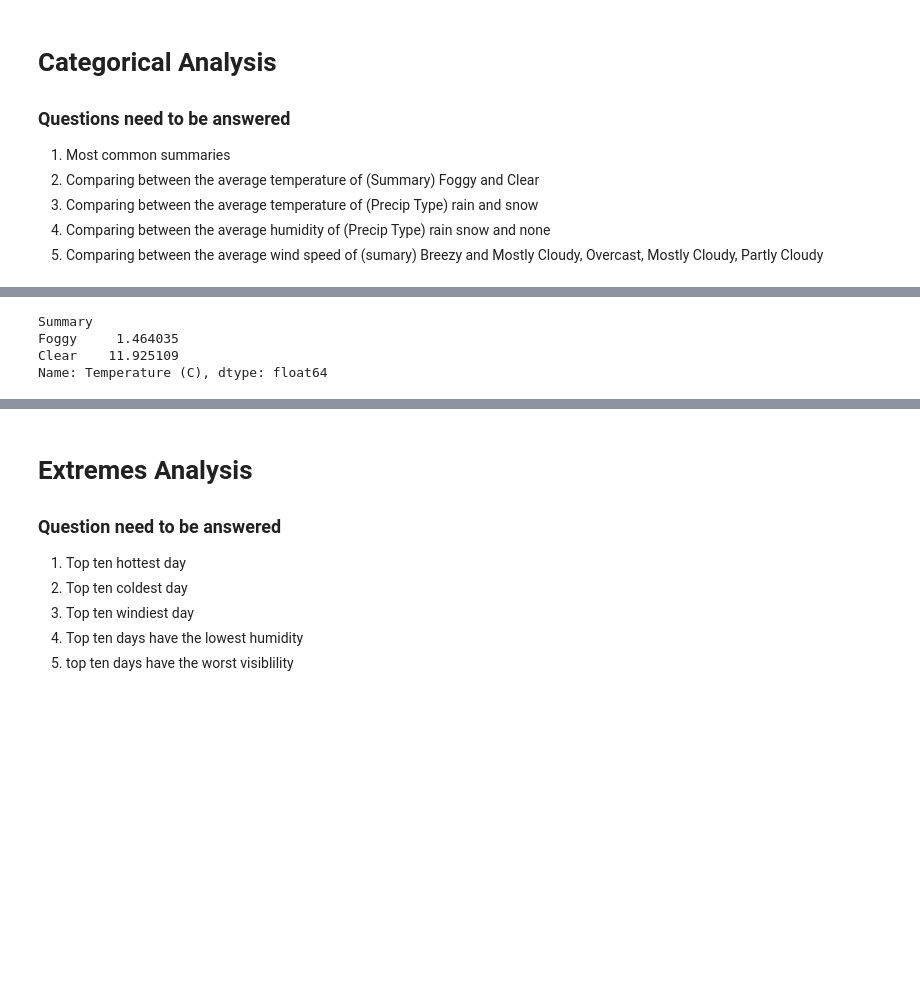
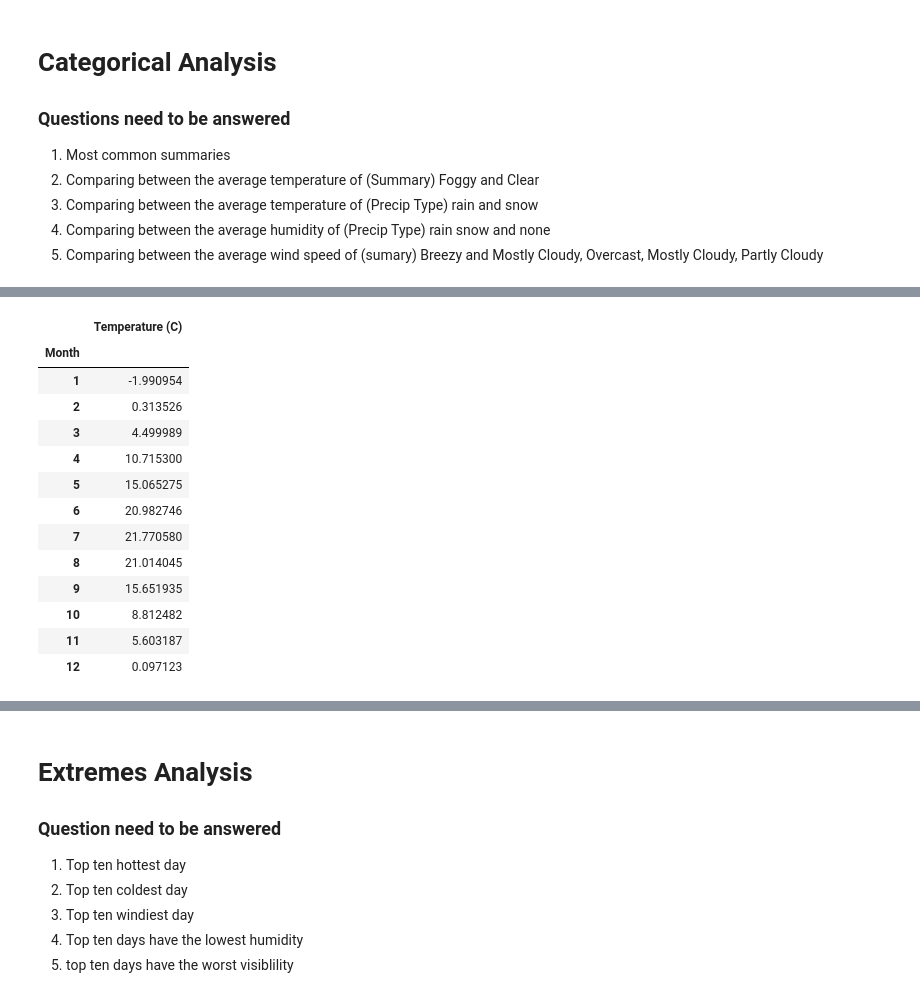
Before and after one commit to CMC-NCKH-2026/Weather_forcasting, a Jupyter notebook: notebooks/Data_Analysis.ipynb, the cells around one changed output, grey strips where cells are left out. Cells and saved outputs as stored; diff of their text form; code cells hidden in the pictures; blank space fills up the shorter version.

```diff
--- a/notebooks/Data_Analysis.ipynb
+++ b/notebooks/Data_Analysis.ipynb
@@ -228,12 +234,27 @@ Windy and Partly Cloudy        67
 Name: count, dtype: int64
 # %%
-# Comparing between the average temperature of (Summary) Foggy and Clear
-temp_by_summary = df.groupby('Summary')['Temperature (C)'].mean().sort_values()
-temp_by_summary[['Foggy', 'Clear']]
+# Comparing between the average temperature of (Summary) Foggy and Clear theo tháng
+foggy = df[df['Summary'] == 'Foggy']
+foggy_tem_avg = foggy.groupby('Month')[['Temperature (C)']].mean()
+
+clear = df[df['Summary'] == 'Clear']
+clear_tem_avg = clear.groupby('Month')[['Temperature (C)']].mean()
+
+clear_tem_avg
 # %% [output]
-Summary
-Foggy     1.464035
-Clear    11.925109
-Name: Temperature (C), dtype: float64
+|  | Temperature (C) |
+| Month |  |
+| 1 | -1.990954 |
+| 2 | 0.313526 |
+| 3 | 4.499989 |
+| 4 | 10.715300 |
+| 5 | 15.065275 |
+| 6 | 20.982746 |
+| 7 | 21.770580 |
+| 8 | 21.014045 |
+| 9 | 15.651935 |
+| 10 | 8.812482 |
+| 11 | 5.603187 |
+| 12 | 0.097123 |
 # %%
 #Comparing between the average temperature of (Precip Type) rain snow and none
```
Also changed, not shown: parts of 9 cells of this notebook, 14 other files.
